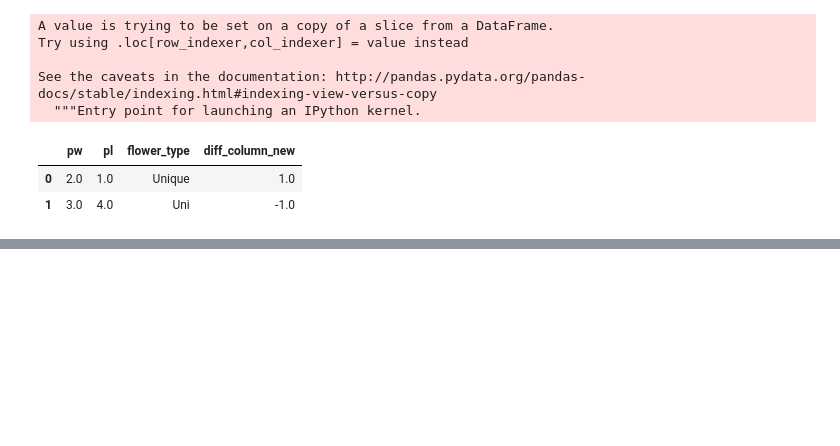
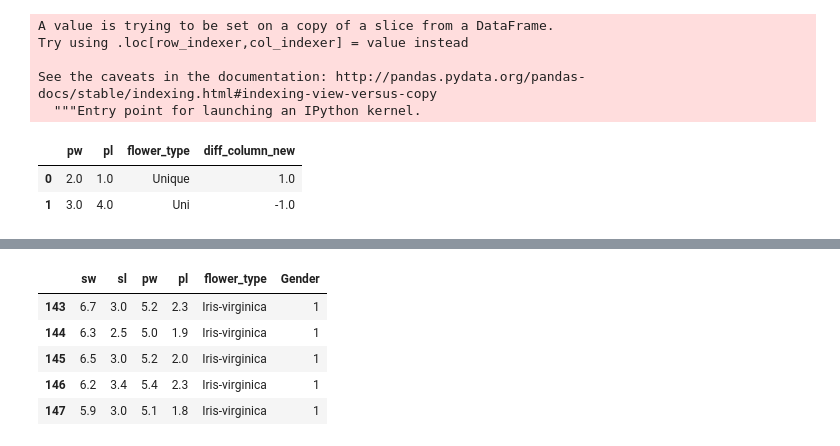
Before and after one commit to tanishq9/IPyNotebooks, a Jupyter notebook: Pandas.ipynb, the cells around one changed output, grey strips where cells are left out. Drawn from its saved outputs; the diff is of its cells as text; code cells hidden in the pictures; blank space fills up the shorter version.

```diff
--- a/Pandas.ipynb
+++ b/Pandas.ipynb
@@ -242,0 +289,16 @@ See the caveats in the documentation: http://pandas.pydata.org/pandas-docs/stabl
+# %%
+def f(n):
+    if n=="Male":
+        return 0
+    else:
+        return 1
+df["Gender"]=df.Gender.apply(f)
+# %%
+d_modified=df.tail()
+# %% [output]
+|  | sw | sl | pw | pl | flower_type | Gender |
+| 143 | 6.7 | 3.0 | 5.2 | 2.3 | Iris-virginica | 1 |
+| 144 | 6.3 | 2.5 | 5.0 | 1.9 | Iris-virginica | 1 |
+| 145 | 6.5 | 3.0 | 5.2 | 2.0 | Iris-virginica | 1 |
+| 146 | 6.2 | 3.4 | 5.4 | 2.3 | Iris-virginica | 1 |
+| 147 | 5.9 | 3.0 | 5.1 | 1.8 | Iris-virginica | 1 |
```
Also changed, not shown: parts of 7 cells of this notebook.
